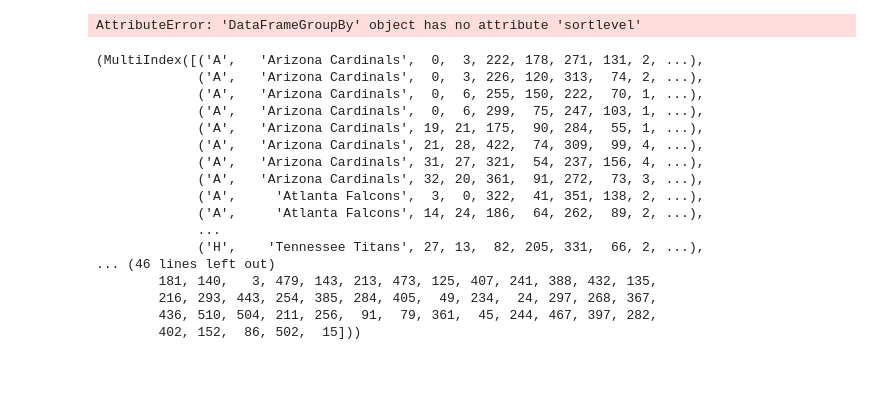
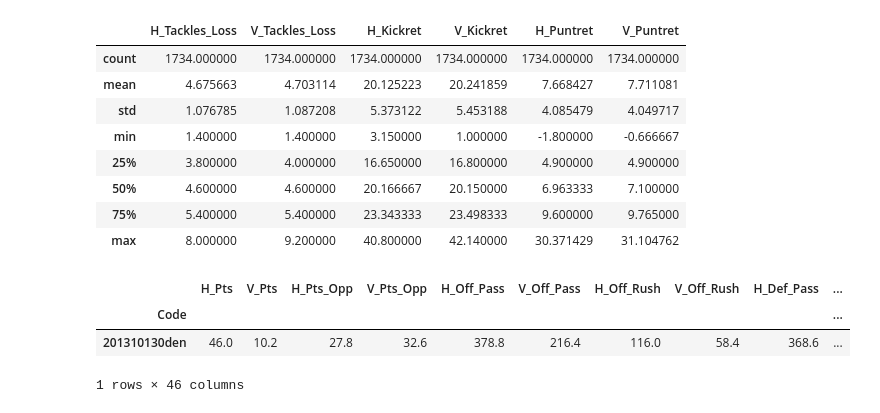
Before and after one commit to titansat74/Projects, a Jupyter notebook: Capstone Two/Cap2_Generator.ipynb, the cells around one changed output. Saved outputs shown, nothing was run; the diff lists cells and outputs as text; code cells hidden in the pictures; blank space fills up the shorter version.

```diff
--- a/Capstone Two/Cap2_Generator.ipynb
+++ b/Capstone Two/Cap2_Generator.ipynb
@@ -58,24 +60,19 @@ for year in years:
-# %%
-dfyear.groupby(level=0).sortlevel()
-# %% [output]
-AttributeError: 'DataFrameGroupBy' object has no attribute 'sortlevel'
-# %%
-pd.MultiIndex.from_frame(dfyear).sortlevel()
-# %% [output]
-(MultiIndex([('A',   'Arizona Cardinals',  0,  3, 222, 178, 271, 131, 2, ...),
-             ('A',   'Arizona Cardinals',  0,  3, 226, 120, 313,  74, 2, ...),
-             ('A',   'Arizona Cardinals',  0,  6, 255, 150, 222,  70, 1, ...),
-             ('A',   'Arizona Cardinals',  0,  6, 299,  75, 247, 103, 1, ...),
-             ('A',   'Arizona Cardinals', 19, 21, 175,  90, 284,  55, 1, ...),
-             ('A',   'Arizona Cardinals', 21, 28, 422,  74, 309,  99, 4, ...),
-             ('A',   'Arizona Cardinals', 31, 27, 321,  54, 237, 156, 4, ...),
-             ('A',   'Arizona Cardinals', 32, 20, 361,  91, 272,  73, 3, ...),
-             ('A',     'Atlanta Falcons',  3,  0, 322,  41, 351, 138, 2, ...),
-             ('A',     'Atlanta Falcons', 14, 24, 186,  64, 262,  89, 2, ...),
-             ...
-             ('H',    'Tennessee Titans', 27, 13,  82, 205, 331,  66, 2, ...),
-... (46 lines left out)
-        181, 140,   3, 479, 143, 213, 473, 125, 407, 241, 388, 432, 135,
-        216, 293, 443, 254, 385, 284, 405,  49, 234,  24, 297, 268, 367,
-        436, 510, 504, 211, 256,  91,  79, 361,  45, 244, 467, 397, 282,
-        402, 152,  86, 502,  15]))
+# %%
+dfgame.describe().iloc[:,40:]
+# %% [output]
+|  | H_Tackles_Loss | V_Tackles_Loss | H_Kickret | V_Kickret | H_Puntret | V_Puntret |
+| count | 1734.000000 | 1734.000000 | 1734.000000 | 1734.000000 | 1734.000000 | 1734.000000 |
+| mean | 4.675663 | 4.703114 | 20.125223 | 20.241859 | 7.668427 | 7.711081 |
+| std | 1.076785 | 1.087208 | 5.373122 | 5.453188 | 4.085479 | 4.049717 |
+| min | 1.400000 | 1.400000 | 3.150000 | 1.000000 | -1.800000 | -0.666667 |
+| 25% | 3.800000 | 4.000000 | 16.650000 | 16.800000 | 4.900000 | 4.900000 |
+| 50% | 4.600000 | 4.600000 | 20.166667 | 20.150000 | 6.963333 | 7.100000 |
+| 75% | 5.400000 | 5.400000 | 23.343333 | 23.498333 | 9.600000 | 9.765000 |
+| max | 8.000000 | 9.200000 | 40.800000 | 42.140000 | 30.371429 | 31.104762 |
+# %%
+dfgame[dfgame['H_Pts'] == dfgame['H_Pts'].max()]
+# %% [output]
+|  | H_Pts | V_Pts | H_Pts_Opp | V_Pts_Opp | H_Off_Pass | V_Off_Pass | H_Off_Rush | V_Off_Rush | H_Def_Pass | ... |
+| Code |  |  |  |  |  |  |  |  |  | ... |
+| 201310130den | 46.0 | 10.2 | 27.8 | 32.6 | 378.8 | 216.4 | 116.0 | 58.4 | 368.6 | ... |
+1 rows × 46 columns
```
Also changed, not shown: parts of 18 cells of this notebook, 1 other file.
